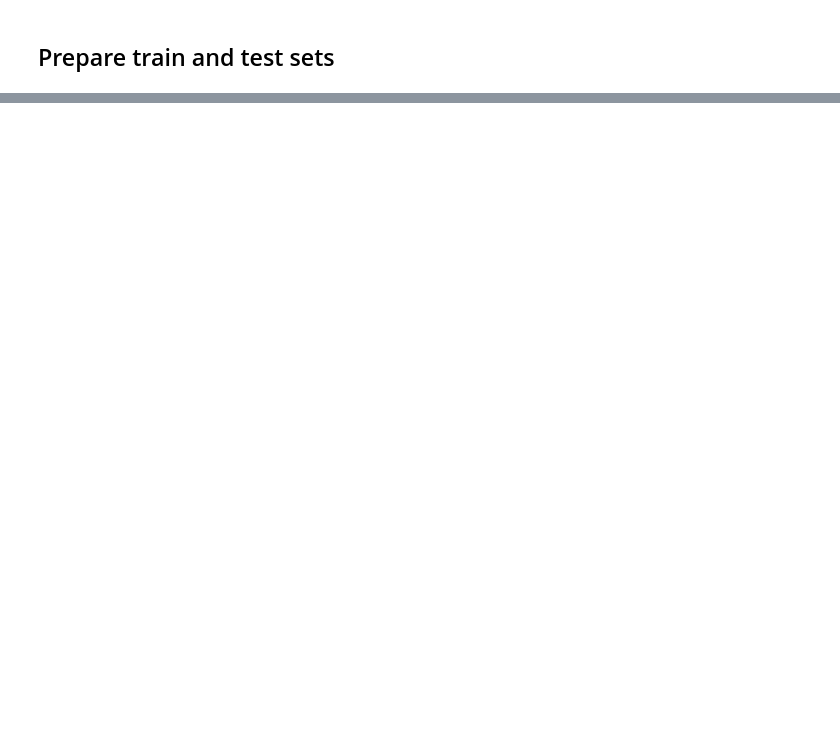
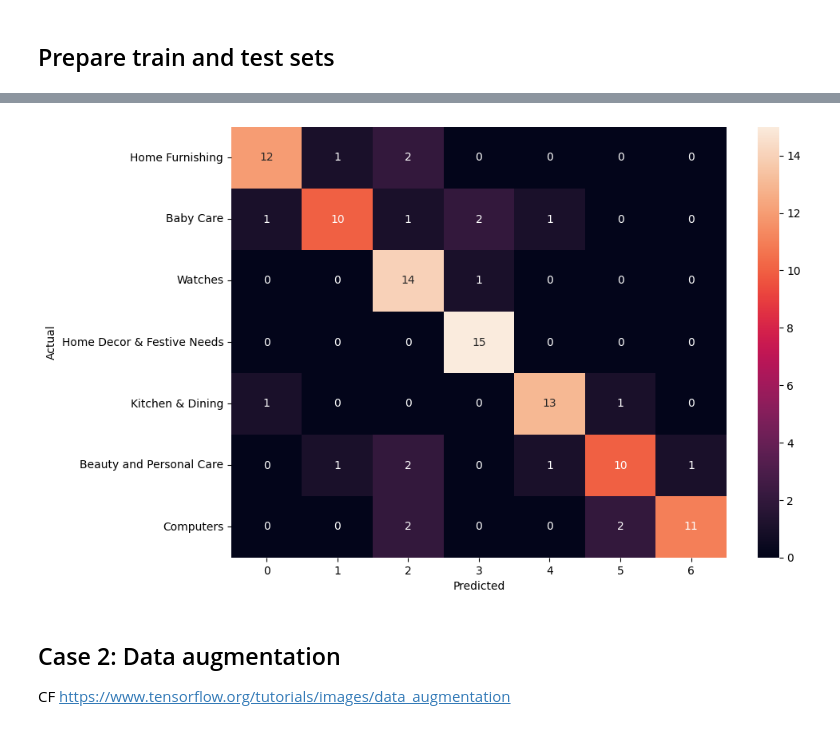
Before and after one commit to Laeti-dev/P6-txt-img_classification, a Jupyter notebook: notebooks/Ikusawa_Laetitia_2_classification.ipynb, the cells around one changed output, grey strips where cells are left out. Cells and saved outputs as stored; diff of their text form; code cells hidden in the pictures; blank space fills up the shorter version.

```diff
--- a/notebooks/Ikusawa_Laetitia_2_classification.ipynb
+++ b/notebooks/Ikusawa_Laetitia_2_classification.ipynb
@@ -301,0 +543,7 @@ X_train, X_test, y_train, y_test = train_test_split(X, y, test_size=0.2, random_
+# %%
+y_test_num = np.argmax(y_test, axis=1)
+y_test_pred = np.argmax(model1.predict(X_test), axis=1)
+y_test_num = np.argmax(y_test, axis=1)
+
+print(y_test_num)
+print(y_test_pred)
@@ -301,0 +569,6 @@ X_train, X_test, y_train, y_test = train_test_split(X, y, test_size=0.2, random_
+# %%
+y_test_pred_transformed = transform_cm(y_test_num, y_test_pred)
+cm = confusion_matrix(y_test_num, y_test_pred_transformed)
+print(cm)
+
+print(classification_report(y_test_num, y_test_pred_transformed))
@@ -301,0 +593,13 @@ X_train, X_test, y_train, y_test = train_test_split(X, y, test_size=0.2, random_
+# %%
+df_cm = pd.DataFrame(cm, index = [label for label in df['main_category'].unique()], columns = [i for i in "0123456"])
+plt.figure(figsize=(10,7))
+sns.heatmap(df_cm, annot=True, fmt='d')
+plt.xlabel('Predicted')
+plt.ylabel('Actual')
+plt.show()
+# %% [output]
+[figure, added]
+# %% [markdown]
+## Case 2: Data augmentation
+
+CF https://www.tensorflow.org/tutorials/images/data_augmentation
```
Also changed, not shown: parts of 22 cells of this notebook, 1 other file.
